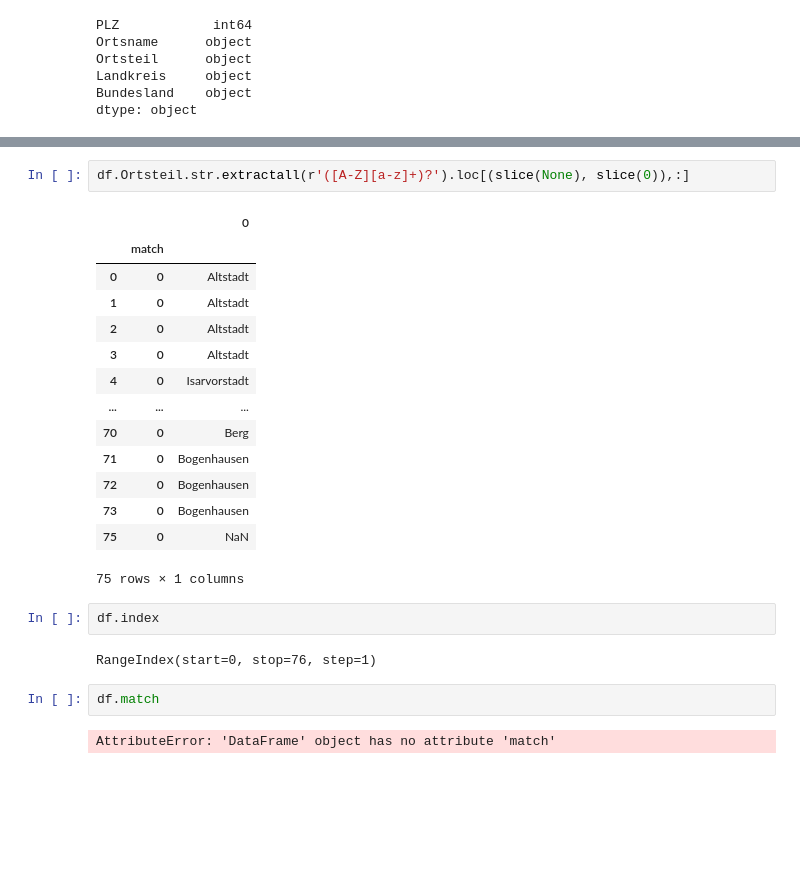
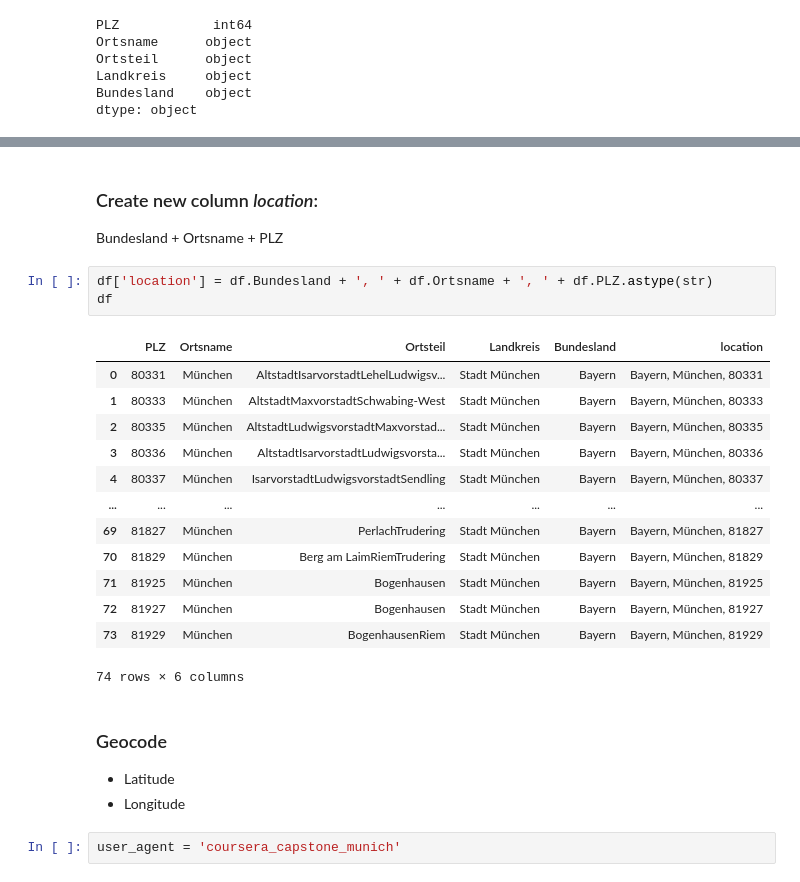
Before and after one commit to theompm/Coursera_Capstone, a Jupyter notebook: capstone_project.ipynb, the cells around one changed output, grey strips where cells are left out. Saved outputs shown, nothing was run; the diff lists cells and outputs as text; blank space fills up the shorter version.

```diff
--- a/capstone_project.ipynb
+++ b/capstone_project.ipynb
@@ -44,25 +82,28 @@ df
-# %%
-df.Ortsteil.str.extractall(r'([A-Z][a-z]+)?').loc[(slice(None), slice(0)),:]
-# %% [output]
-|  |  | 0 |
-|  | match |  |
-| 0 | 0 | Altstadt |
-| 1 | 0 | Altstadt |
-| 2 | 0 | Altstadt |
-| 3 | 0 | Altstadt |
-| 4 | 0 | Isarvorstadt |
-| ... | ... | ... |
-| 70 | 0 | Berg |
-| 71 | 0 | Bogenhausen |
-| 72 | 0 | Bogenhausen |
-| 73 | 0 | Bogenhausen |
-| 75 | 0 | NaN |
-75 rows × 1 columns
-# %%
-df.index
-# %% [output]
-RangeIndex(start=0, stop=76, step=1)
-# %%
-df.match
-# %% [output]
-AttributeError: 'DataFrame' object has no attribute 'match'
+# %% [markdown]
+### Create new column *location*:
+
+Bundesland + Ortsname + PLZ
+# %%
+df['location'] = df.Bundesland + ', ' + df.Ortsname + ', ' + df.PLZ.astype(str)
+df
+# %% [output]
+|  | PLZ | Ortsname | Ortsteil | Landkreis | Bundesland | location |
+| 0 | 80331 | München | AltstadtIsarvorstadtLehelLudwigsv... | Stadt München | Bayern | Bayern, München, 80331 |
+| 1 | 80333 | München | AltstadtMaxvorstadtSchwabing-West | Stadt München | Bayern | Bayern, München, 80333 |
+| 2 | 80335 | München | AltstadtLudwigsvorstadtMaxvorstad... | Stadt München | Bayern | Bayern, München, 80335 |
+| 3 | 80336 | München | AltstadtIsarvorstadtLudwigsvorsta... | Stadt München | Bayern | Bayern, München, 80336 |
+| 4 | 80337 | München | IsarvorstadtLudwigsvorstadtSendling | Stadt München | Bayern | Bayern, München, 80337 |
+| ... | ... | ... | ... | ... | ... | ... |
+| 69 | 81827 | München | PerlachTrudering | Stadt München | Bayern | Bayern, München, 81827 |
+| 70 | 81829 | München | Berg am LaimRiemTrudering | Stadt München | Bayern | Bayern, München, 81829 |
+| 71 | 81925 | München | Bogenhausen | Stadt München | Bayern | Bayern, München, 81925 |
+| 72 | 81927 | München | Bogenhausen | Stadt München | Bayern | Bayern, München, 81927 |
+| 73 | 81929 | München | BogenhausenRiem | Stadt München | Bayern | Bayern, München, 81929 |
+74 rows × 6 columns
+# %% [markdown]
+### Geocode
+
+- Latitude
+- Longitude
+# %%
+user_agent = 'coursera_capstone_munich'
```
Also changed, not shown: parts of 17 cells of this notebook.
